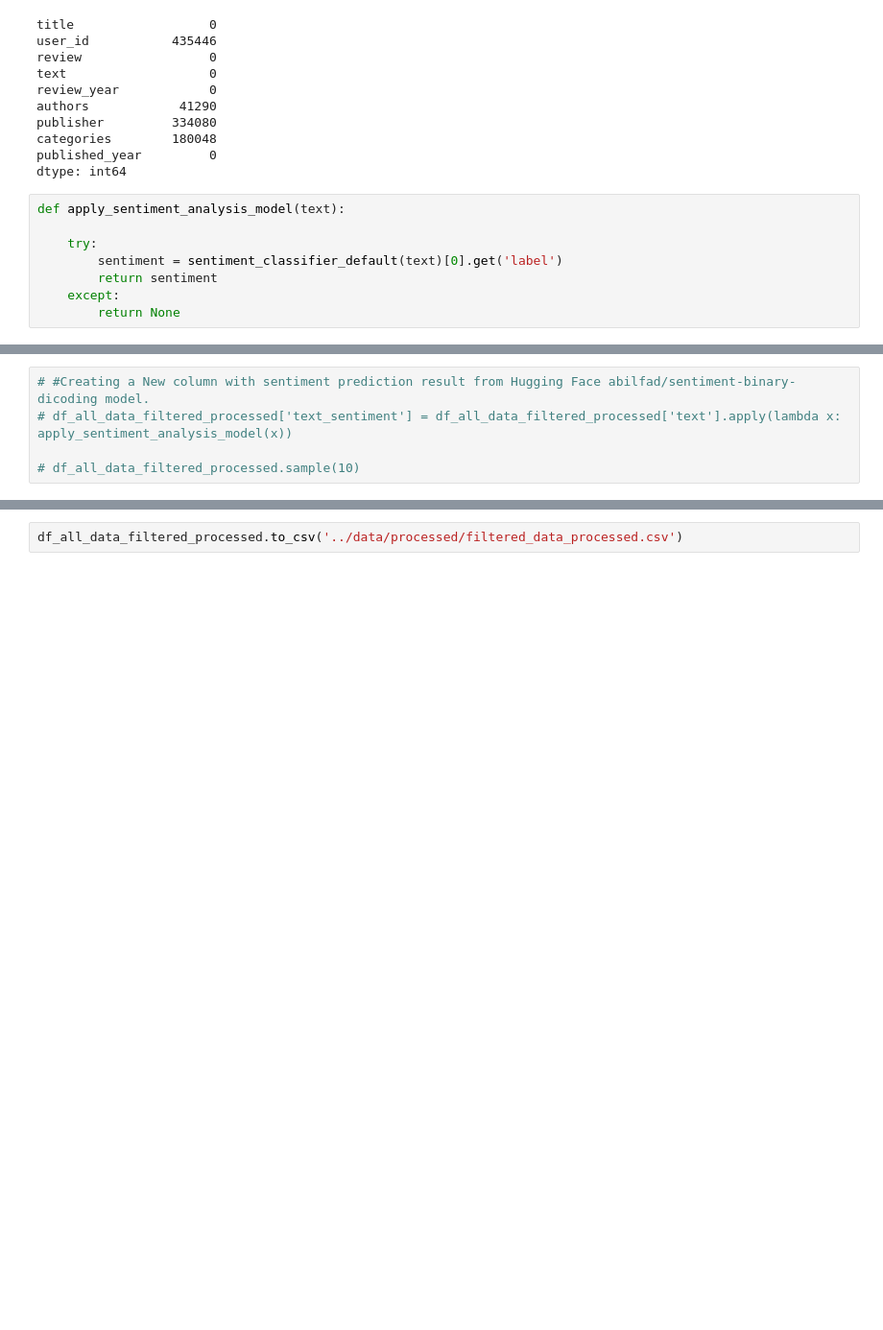
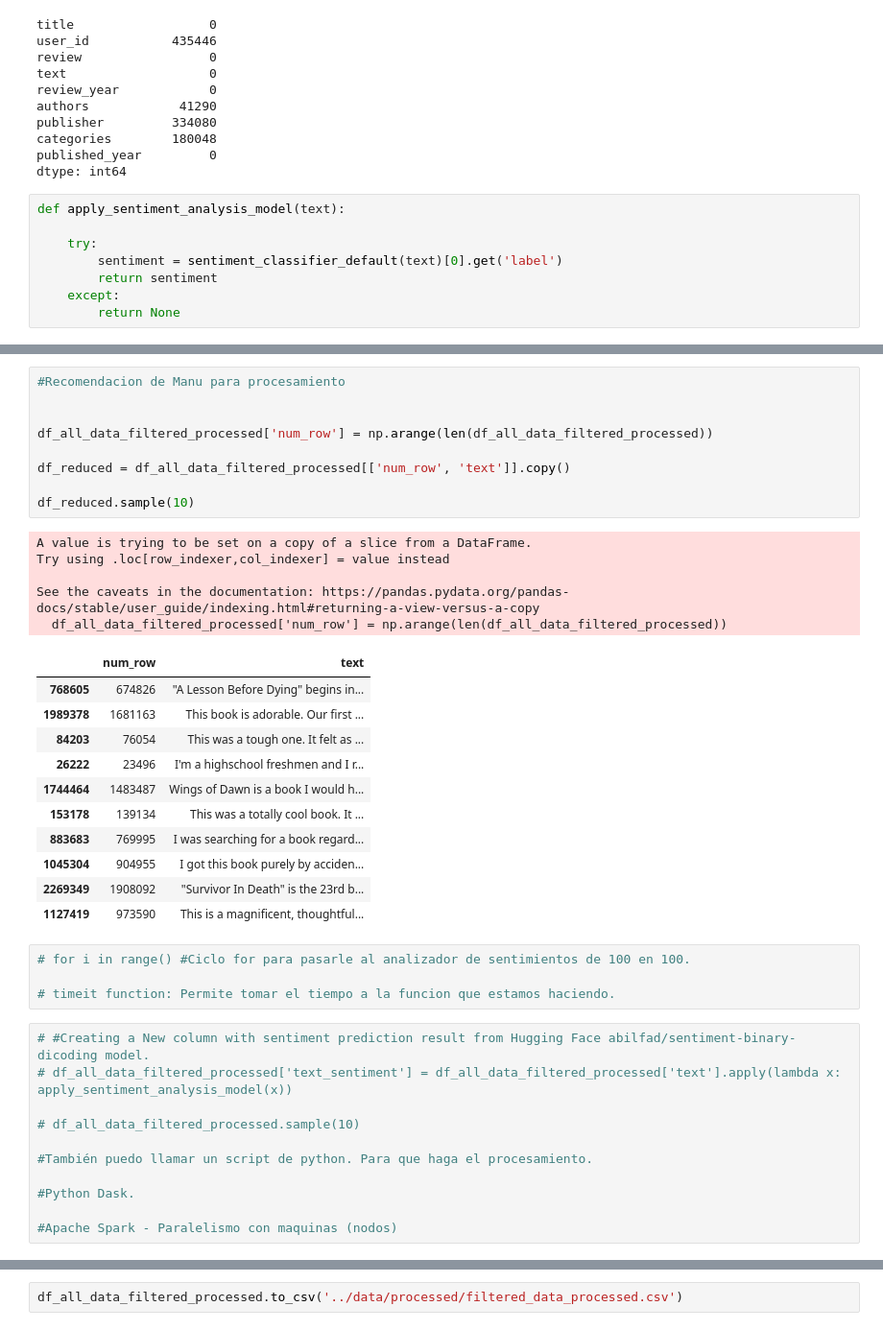
Before and after one commit to arnaldochm/final_project_nlp, a Jupyter notebook: notebooks/notebook_Data_Cleaning.ipynb, the cells around one changed output, grey strips where cells are left out. Shown at 96% size. Cells and saved outputs as stored; diff of their text form; blank space fills up the shorter version.

```diff
--- a/notebooks/notebook_Data_Cleaning.ipynb
+++ b/notebooks/notebook_Data_Cleaning.ipynb
@@ -515,8 +548,44 @@ def apply_sentiment_analysis_model(text):
+# %%
+#Recomendacion de Manu para procesamiento
+
+
+df_all_data_filtered_processed['num_row'] = np.arange(len(df_all_data_filtered_processed))
+
+df_reduced = df_all_data_filtered_processed[['num_row', 'text']].copy()
+
+df_reduced.sample(10)
+# %% [output]
+A value is trying to be set on a copy of a slice from a DataFrame.
+Try using .loc[row_indexer,col_indexer] = value instead
+
+See the caveats in the documentation: https://pandas.pydata.org/pandas-docs/stable/user_guide/indexing.html#returning-a-view-versus-a-copy
+  df_all_data_filtered_processed['num_row'] = np.arange(len(df_all_data_filtered_processed))
+|  | num_row | text |
+| 768605 | 674826 | "A Lesson Before Dying" begins in... |
+| 1989378 | 1681163 | This book is adorable. Our first ... |
+| 84203 | 76054 | This was a tough one. It felt as ... |
+| 26222 | 23496 | I'm a highschool freshmen and I r... |
+| 1744464 | 1483487 | Wings of Dawn is a book I would h... |
+| 153178 | 139134 | This was a totally cool book. It ... |
+| 883683 | 769995 | I was searching for a book regard... |
+| 1045304 | 904955 | I got this book purely by acciden... |
+| 2269349 | 1908092 | "Survivor In Death" is the 23rd b... |
+| 1127419 | 973590 | This is a magnificent, thoughtful... |
+# %%
+# for i in range() #Ciclo for para pasarle al analizador de sentimientos de 100 en 100.
+
+# timeit function: Permite tomar el tiempo a la funcion que estamos haciendo.
 # %%
 # #Creating a New column with sentiment prediction result from Hugging Face abilfad/sentiment-binary-dicoding model.
 # df_all_data_filtered_processed['text_sentiment'] = df_all_data_filtered_processed['text'].apply(lambda x: apply_sentiment_analysis_model(x))
 
 # df_all_data_filtered_processed.sample(10)
+
+#También puedo llamar un script de python. Para que haga el procesamiento.
+
+#Python Dask.
+
+#Apache Spark - Paralelismo con maquinas (nodos)
 # %%
 df_all_data_filtered_processed.sample(10)
 # %% [output]
```
Also changed, not shown: parts of 21 cells of this notebook, 1 other file.
